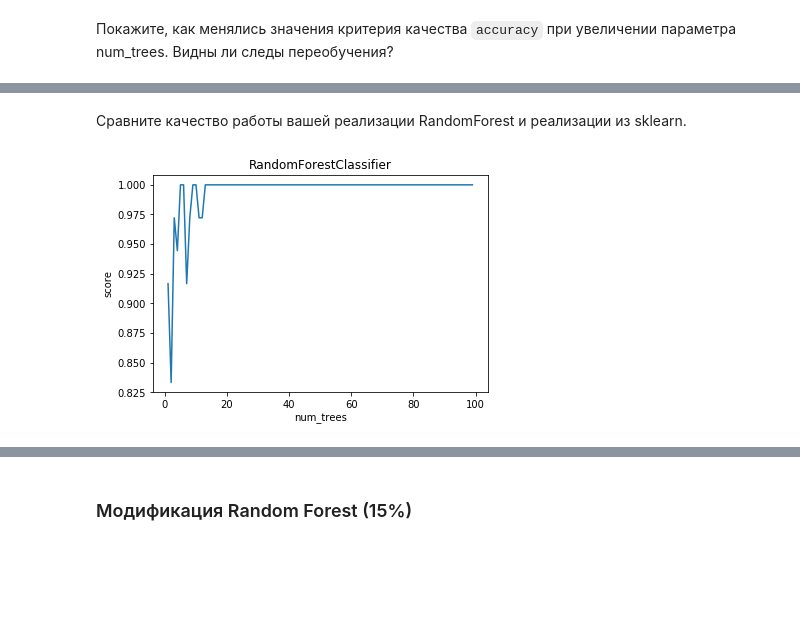
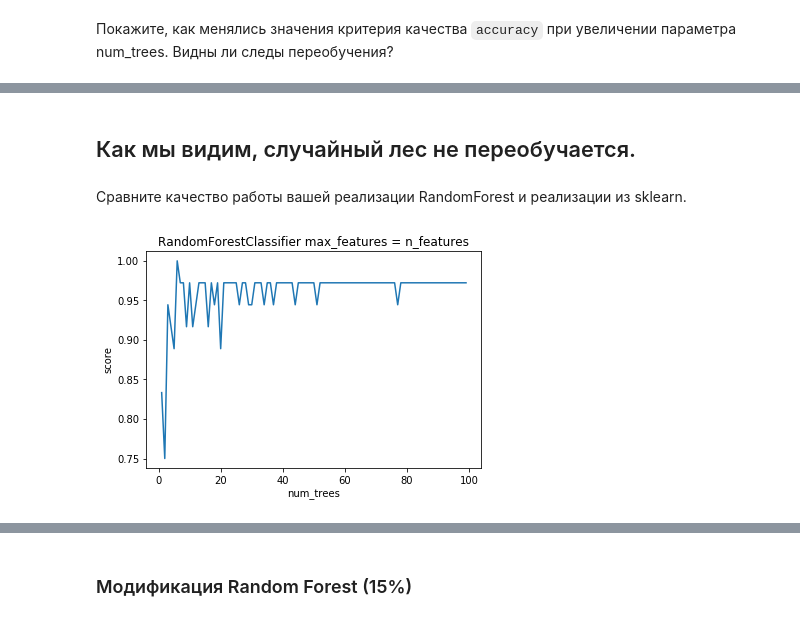
Before and after one commit to EgorovMike219/ml-6sem, a Jupyter notebook: hw/ML2018_egorov_591_task3.ipynb, the cells around one changed output, grey strips where cells are left out. Saved outputs shown, nothing was run; the diff lists cells and outputs as text; code cells hidden in the pictures; blank space fills up the shorter version.

```diff
--- a/hw/ML2018_egorov_591_task3.ipynb
+++ b/hw/ML2018_egorov_591_task3.ipynb
@@ -180,0 +211,14 @@ plt.show()
+# %%
+import matplotlib.pyplot as plt
+%matplotlib inline
+scores = []
+num_trees = 100
+for i in range(1, num_trees):
+    clf = RandomForest(num_trees=i, max_features="sqrt")
+    clf.fit(X_train, y_train)
+    scores.append(metrics.accuracy_score(y_test, clf.predict(X_test)))
+plt.title("My RandomForest max_features = sqrt")
+plt.xlabel("num_trees")
+plt.ylabel("score")
+plt.plot(range(1, num_trees), scores)
+plt.show()
@@ -181,19 +227,21 @@ plt.show()
+# %% [markdown]
+## Как мы видим, случайный лес не переобучается.
 # %% [markdown]
 Сравните качество работы вашей реализации RandomForest и реализации из sklearn.
 # %%
 from sklearn.ensemble import RandomForestClassifier
 import matplotlib.pyplot as plt
 %matplotlib inline
 scores = []
 num_trees = 100
 for i in range(1, num_trees):
     clf = RandomForestClassifier(n_estimators=i)
     clf.fit(X_train, y_train)
     scores.append(metrics.accuracy_score(y_test, clf.predict(X_test)))
-plt.title("RandomForestClassifier")
+plt.title("RandomForestClassifier max_features = n_features")
 plt.xlabel("num_trees")
 plt.ylabel("score")
 plt.plot(range(1, num_trees), scores)
 plt.show()
 # %% [output]
-[figure, old version]
+[figure, new version]
```
Also changed, not shown: parts of 12 cells of this notebook.
